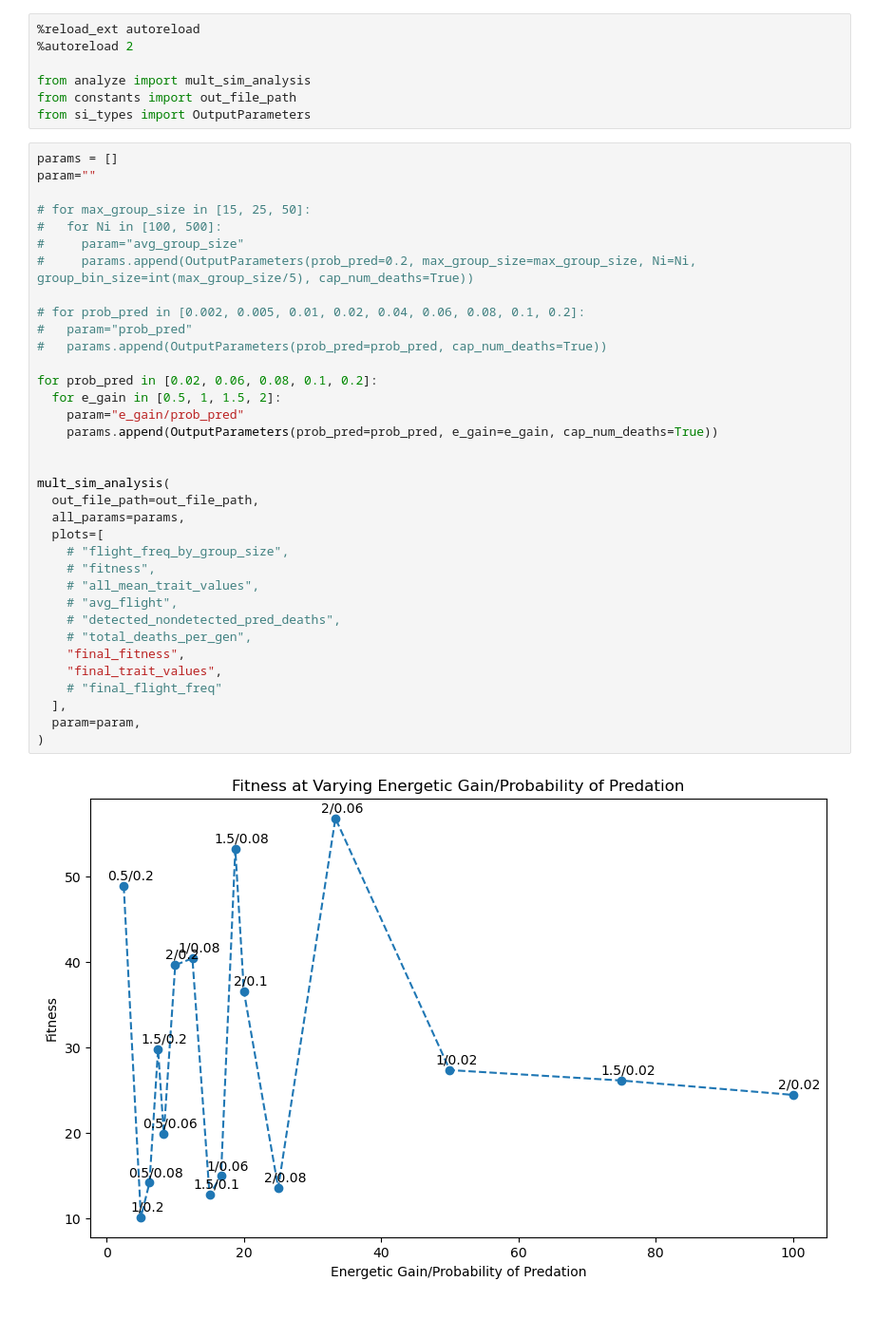
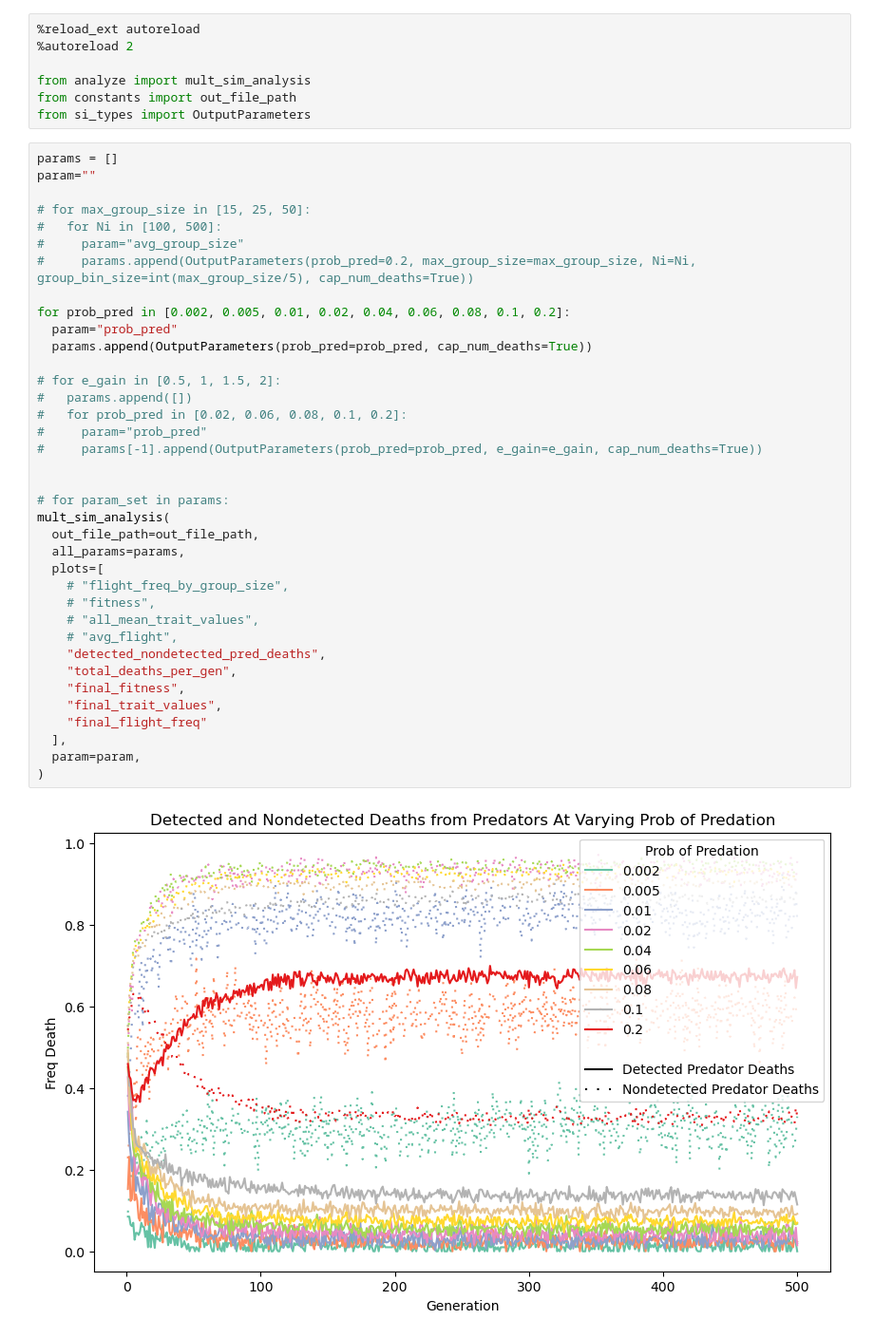
Before and after one commit to vivian-m-li/si_evolution, a Jupyter notebook: analyze.ipynb, the cells around one changed output. Shown at 95% size. Drawn from its saved outputs; the diff is of its cells as text.

```diff
--- a/analyze.ipynb
+++ b/analyze.ipynb
@@ -8,37 +8,39 @@ from si_types import OutputParameters
 # %%
 params = []
 param=""
 
 # for max_group_size in [15, 25, 50]:
 #   for Ni in [100, 500]:
 #     param="avg_group_size"
 #     params.append(OutputParameters(prob_pred=0.2, max_group_size=max_group_size, Ni=Ni, group_bin_size=int(max_group_size/5), cap_num_deaths=True))
 
-# for prob_pred in [0.002, 0.005, 0.01, 0.02, 0.04, 0.06, 0.08, 0.1, 0.2]:
-#   param="prob_pred"
-#   params.append(OutputParameters(prob_pred=prob_pred, cap_num_deaths=True))
+for prob_pred in [0.002, 0.005, 0.01, 0.02, 0.04, 0.06, 0.08, 0.1, 0.2]:
+  param="prob_pred"
+  params.append(OutputParameters(prob_pred=prob_pred, cap_num_deaths=True))
 
-for prob_pred in [0.02, 0.06, 0.08, 0.1, 0.2]:
-  for e_gain in [0.5, 1, 1.5, 2]:
-    param="e_gain/prob_pred"
-    params.append(OutputParameters(prob_pred=prob_pred, e_gain=e_gain, cap_num_deaths=True))
+# for e_gain in [0.5, 1, 1.5, 2]:
+#   params.append([])
+#   for prob_pred in [0.02, 0.06, 0.08, 0.1, 0.2]:
+#     param="prob_pred"
+#     params[-1].append(OutputParameters(prob_pred=prob_pred, e_gain=e_gain, cap_num_deaths=True))
 
 
+# for param_set in params:
 mult_sim_analysis(
   out_file_path=out_file_path,
   all_params=params,
   plots=[
     # "flight_freq_by_group_size",
     # "fitness",
     # "all_mean_trait_values",
     # "avg_flight",
-    # "detected_nondetected_pred_deaths",
-    # "total_deaths_per_gen",
+    "detected_nondetected_pred_deaths",
+    "total_deaths_per_gen",
     "final_fitness",
     "final_trait_values",
-    # "final_flight_freq"
+    "final_flight_freq"
   ],
   param=param,
 )
 # %% [output]
-[figure, old version]
+[figure, new version]
```
Also changed, not shown: parts of 1 cell of this notebook, 6 other files.
